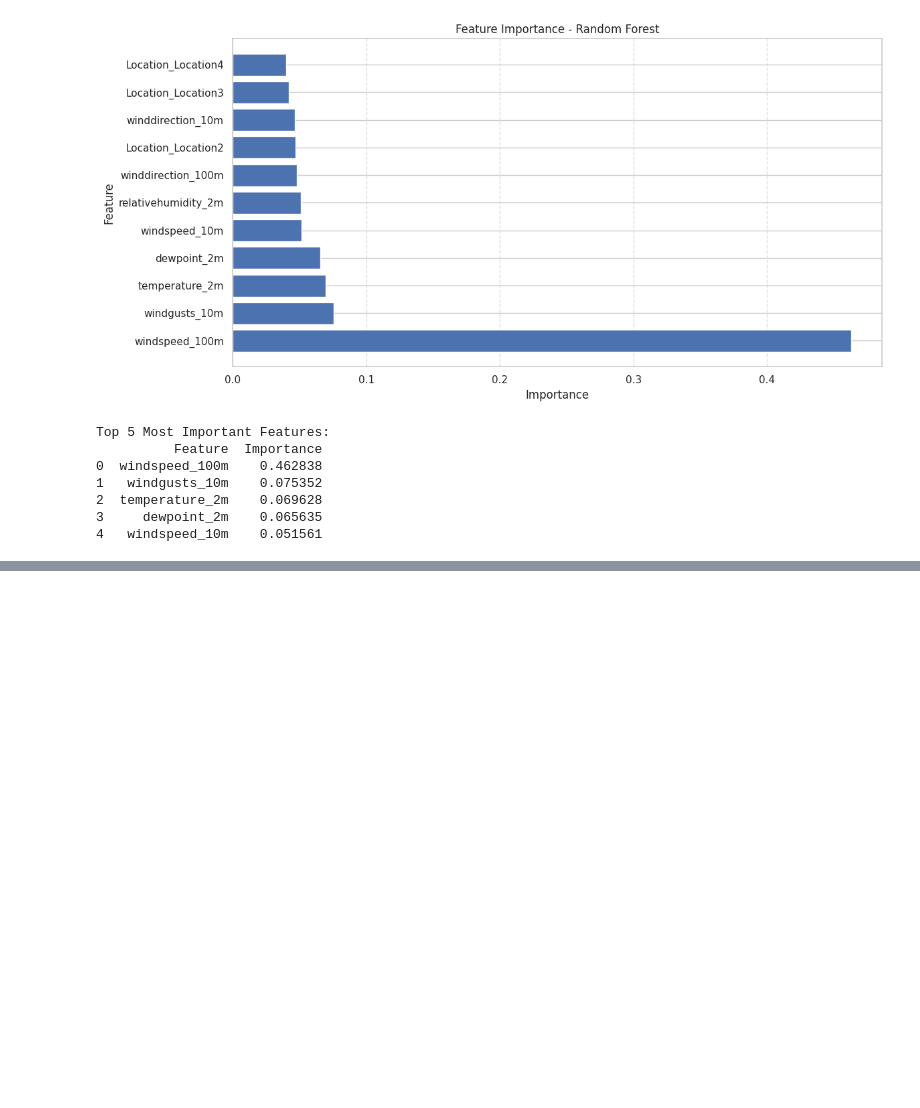
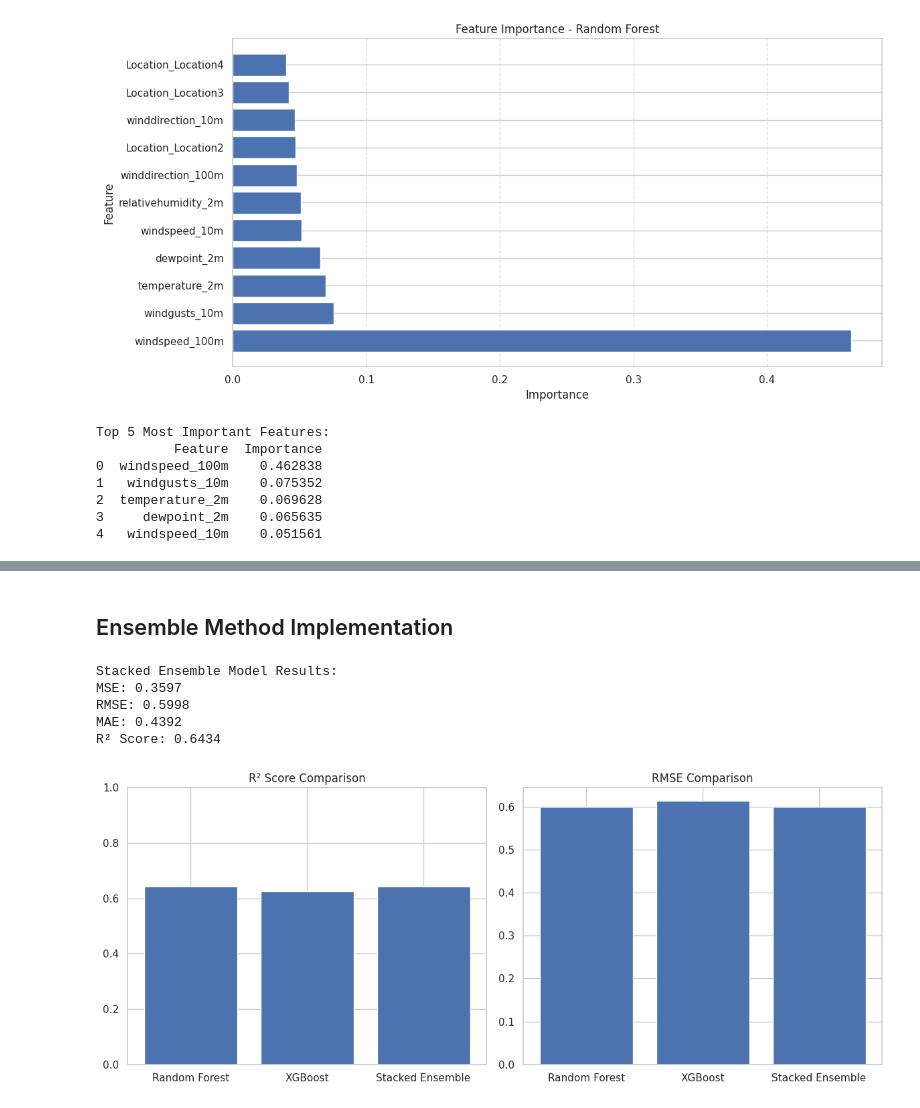
Before and after one commit to SatoruZati/Wind-Power-Generation-Forecasting, a Jupyter notebook: main.ipynb, the cells around one changed output, grey strips where cells are left out. Saved outputs shown, nothing was run; the diff lists cells and outputs as text; code cells hidden in the pictures; blank space fills up the shorter version.

```diff
--- a/main.ipynb
+++ b/main.ipynb
@@ -873,0 +1055,68 @@ Based on our model evaluation, we can draw the following conclusions:
+# %% [markdown]
+## Ensemble Method Implementation
+# %%
+# Create a stacked ensemble of the best models
+from sklearn.ensemble import StackingRegressor
+
+# Define base estimators
+estimators = [
+    ('rf', best_rf),
+    ('xgb', best_xgb),
+    ('gb', GradientBoostingRegressor(random_state=42))
+]
+
+# Create stacked model
+stacked_model = StackingRegressor(
+    estimators=estimators,
+    final_estimator=Ridge()
+)
+
+# Train the stacked model
+stacked_model.fit(X_train, y_train)
+
+# Evaluate stacked model
+stacked_pred = stacked_model.predict(X_test)
+stacked_mse = mean_squared_error(y_test, stacked_pred)
+stacked_rmse = np.sqrt(stacked_mse)
+stacked_mae = mean_absolute_error(y_test, stacked_pred)
+stacked_r2 = r2_score(y_test, stacked_pred)
+
+print('Stacked Ensemble Model Results:')
+print(f'MSE: {stacked_mse:.4f}')
+print(f'RMSE: {stacked_rmse:.4f}')
+print(f'MAE: {stacked_mae:.4f}')
+print(f'R² Score: {stacked_r2:.4f}')
+
+# Compare all optimized models
+models = ['Random Forest', 'XGBoost', 'Stacked Ensemble']
+
+# Calculate R-squared for XGBoost
+r2_xgb = r2_score(y_test, best_xgb.predict(X_test))
+
+# Calculate RMSE for XGBoost
+rmse_xgb = np.sqrt(mean_squared_error(y_test, best_xgb.predict(X_test)))
+
+r2_scores = [r2, r2_xgb, stacked_r2]
+rmse_scores = [rmse, rmse_xgb, stacked_rmse]
+
+# Plot comparison
+plt.figure(figsize=(12, 5))
+
+plt.subplot(1, 2, 1)
+plt.bar(models, r2_scores)
+plt.title('R² Score Comparison')
+plt.ylim(0, 1)
+
+plt.subplot(1, 2, 2)
+plt.bar(models, rmse_scores)
+plt.title('RMSE Comparison')
+
+plt.tight_layout()
+plt.show()
+# %% [output]
+Stacked Ensemble Model Results:
+MSE: 0.3597
+RMSE: 0.5998
+MAE: 0.4392
+R² Score: 0.6434
+[figure, added]
```
Also changed, not shown: parts of 28 cells of this notebook, 1 other file.
